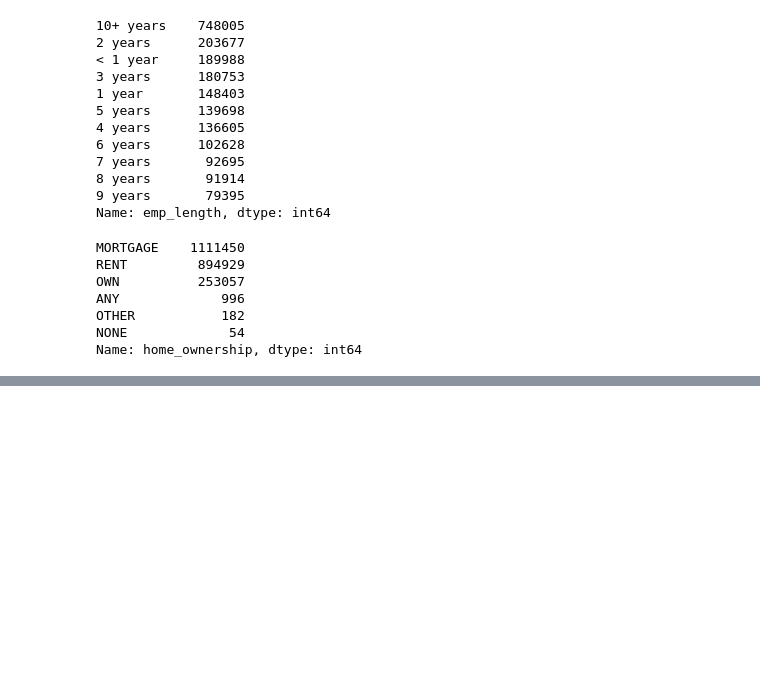
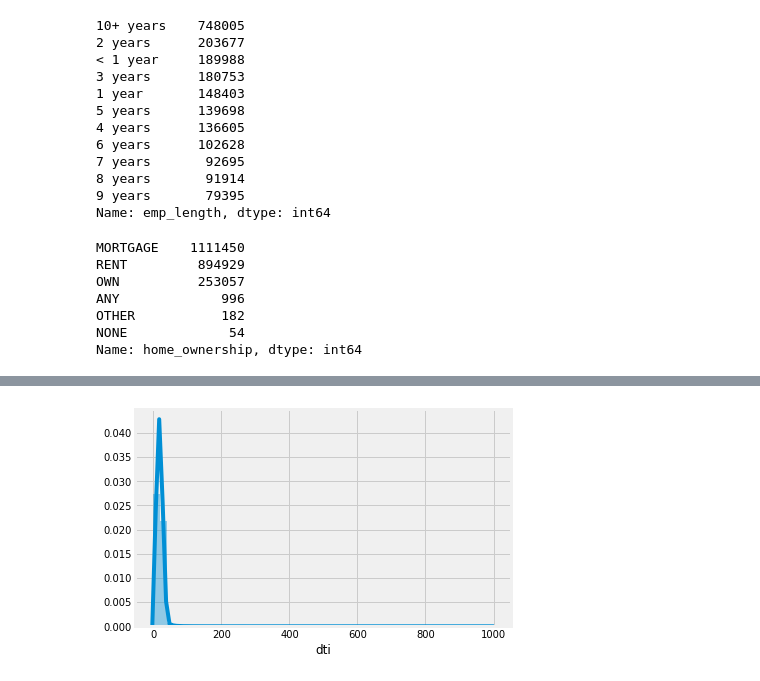
Before and after one commit to sanatanonline/pynb-codes, a Jupyter notebook: src/lending club/Initial Analysis.ipynb, the cells around one changed output, grey strips where cells are left out. Cells and saved outputs as stored; diff of their text form; code cells hidden in the pictures; blank space fills up the shorter version.

```diff
--- a/src/lending club/Initial Analysis.ipynb
+++ b/src/lending club/Initial Analysis.ipynb
@@ -229,0 +308,11 @@ TypeError: distplot() got an unexpected keyword argument 'x'
+# %%
+'''
+The missing values are replaced by median dti.
+How the dti of the loans are distributed?
+'''
+loan_data['dti'].fillna(loan_data['dti'].median(), inplace=True)
+sns.distplot(loan_data['dti'])
+
+plt.show()
+# %% [output]
+[figure, added]
```
Also changed, not shown: parts of 22 cells of this notebook.
